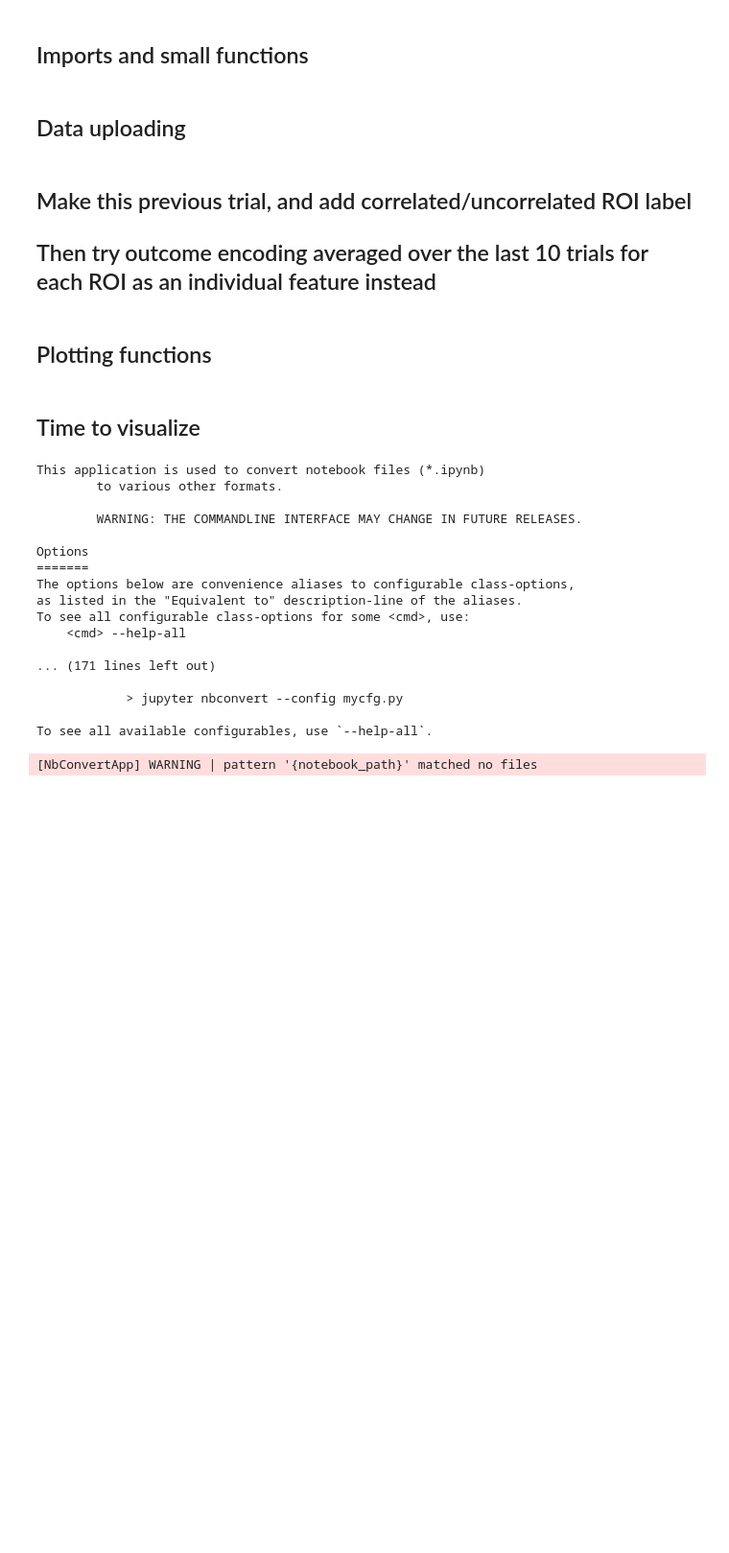
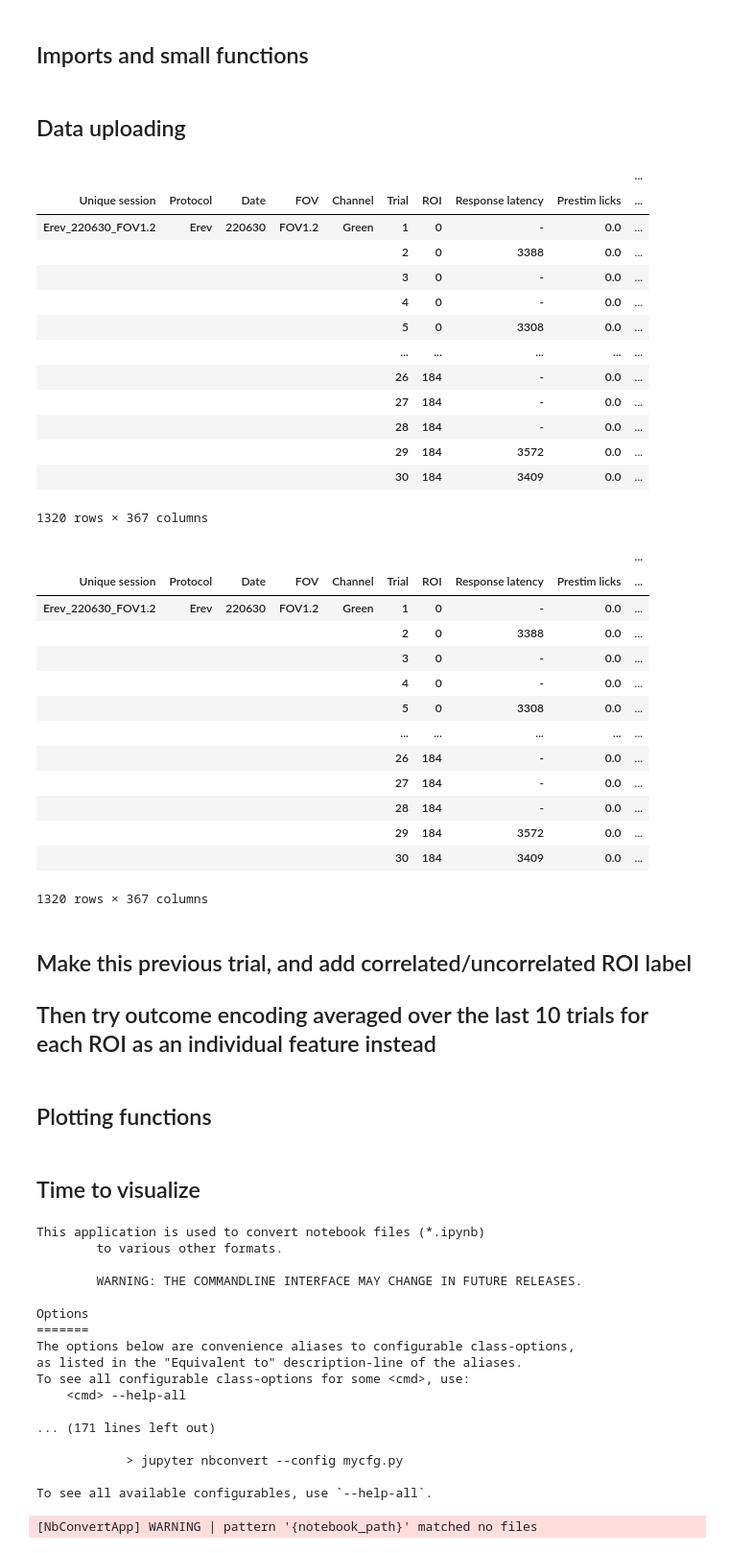
Before and after one commit to raymasooda/Neuronal-Calcium-Dynamics, a Jupyter notebook: cohort_analysis_calcium_pupil.ipynb, the cells around one changed output. Shown at 96% size. Saved outputs shown, nothing was run; the diff lists cells and outputs as text; code cells hidden in the pictures; blank space fills up the shorter version.

```diff
--- a/cohort_analysis_calcium_pupil.ipynb
+++ b/cohort_analysis_calcium_pupil.ipynb
@@ -36,7 +36,7 @@ def distance(x, y):
 
 display(HTML("<style>.container { width:100% !important; }</style>"))
 random_colors = cm.rainbow(np.linspace(0,1,8))
-cwd = os.getcwd()
+data_directory = r'C:\Users\61407\Desktop\Current analysis\Project 3'#directory where all of the data is stored
 notebook_path = os.path.join(cwd,'cohort_analysis_calcium_pupil.ipynb')
 somas = {'RGECO_GCamP_Batch2_five':[],'RGECO_GCamP_Batch2_three':['FOV4']}
 short_term_strategy = {'both':[],
@@ -129,7 +129,7 @@ ID_colors = {}
 cohort_epochs = {}
 for dtype in ['events','deltaF','pupil']:
     cohort_dtype = {}
-    for root, dirs, files in os.walk(cwd):
+    for root, dirs, files in os.walk(data_directory):
         for f in files:
             if (dtype+'_epochs' in f) & ('Old version' not in root):
                 ID = root.split('\\')[-1]
@@ -159,7 +159,7 @@ cohort_correlations = {}
 cohort_pupil = {}
 cohort_events = {}
 cohort_params = {}
-for root, dirs, files in os.walk(cwd):
+for root, dirs, files in os.walk(data_directory):
     for f in files:
         if ('processed_calcium.npy' in f) & ('Old version' not in root):
             ID = root.split('\\')[-1]
@@ -178,6 +178,38 @@ for root, dirs, files in os.walk(cwd):
             ID = root.split('\\')[-1]
             ID_params = np.load(root+'\\'+f, allow_pickle=True).item()
             cohort_params[ID] = ID_params
+# %%
+display(cohort_deltaF['GCaMP_POm_Batch3_five'][cohort_deltaF['GCaMP_POm_Batch3_five'].index.get_level_values('Unique session') == 'Erev_220630_FOV1.2'])
+display(cohort_epochs['deltaF']['all']['GCaMP_POm_Batch3_five'][cohort_epochs['deltaF']['all']['GCaMP_POm_Batch3_five'].index.get_level_values('Unique session') == 'Erev_220630_FOV1.2'])
+# %% [output]
+|  |  |  |  |  |  |  |  |  | ... |
+| Unique session | Protocol | Date | FOV | Channel | Trial | ROI | Response latency | Prestim licks | ... |
+| Erev_220630_FOV1.2 | Erev | 220630 | FOV1.2 | Green | 1 | 0 | - | 0.0 | ... |
+|  |  |  |  |  | 2 | 0 | 3388 | 0.0 | ... |
+|  |  |  |  |  | 3 | 0 | - | 0.0 | ... |
+|  |  |  |  |  | 4 | 0 | - | 0.0 | ... |
+|  |  |  |  |  | 5 | 0 | 3308 | 0.0 | ... |
+|  |  |  |  |  | ... | ... | ... | ... | ... |
+|  |  |  |  |  | 26 | 184 | - | 0.0 | ... |
+|  |  |  |  |  | 27 | 184 | - | 0.0 | ... |
+|  |  |  |  |  | 28 | 184 | - | 0.0 | ... |
+|  |  |  |  |  | 29 | 184 | 3572 | 0.0 | ... |
+|  |  |  |  |  | 30 | 184 | 3409 | 0.0 | ... |
+1320 rows × 367 columns
+|  |  |  |  |  |  |  |  |  | ... |
+| Unique session | Protocol | Date | FOV | Channel | Trial | ROI | Response latency | Prestim licks | ... |
+| Erev_220630_FOV1.2 | Erev | 220630 | FOV1.2 | Green | 1 | 0 | - | 0.0 | ... |
+|  |  |  |  |  | 2 | 0 | 3388 | 0.0 | ... |
+|  |  |  |  |  | 3 | 0 | - | 0.0 | ... |
+|  |  |  |  |  | 4 | 0 | - | 0.0 | ... |
+|  |  |  |  |  | 5 | 0 | 3308 | 0.0 | ... |
+|  |  |  |  |  | ... | ... | ... | ... | ... |
+|  |  |  |  |  | 26 | 184 | - | 0.0 | ... |
+|  |  |  |  |  | 27 | 184 | - | 0.0 | ... |
+|  |  |  |  |  | 28 | 184 | - | 0.0 | ... |
+|  |  |  |  |  | 29 | 184 | 3572 | 0.0 | ... |
+|  |  |  |  |  | 30 | 184 | 3409 | 0.0 | ... |
+1320 rows × 367 columns
 # %%
 def redefine_outcomes(deltaF):
     final_outcomes = []
```
Also changed, not shown: 1 other file.
